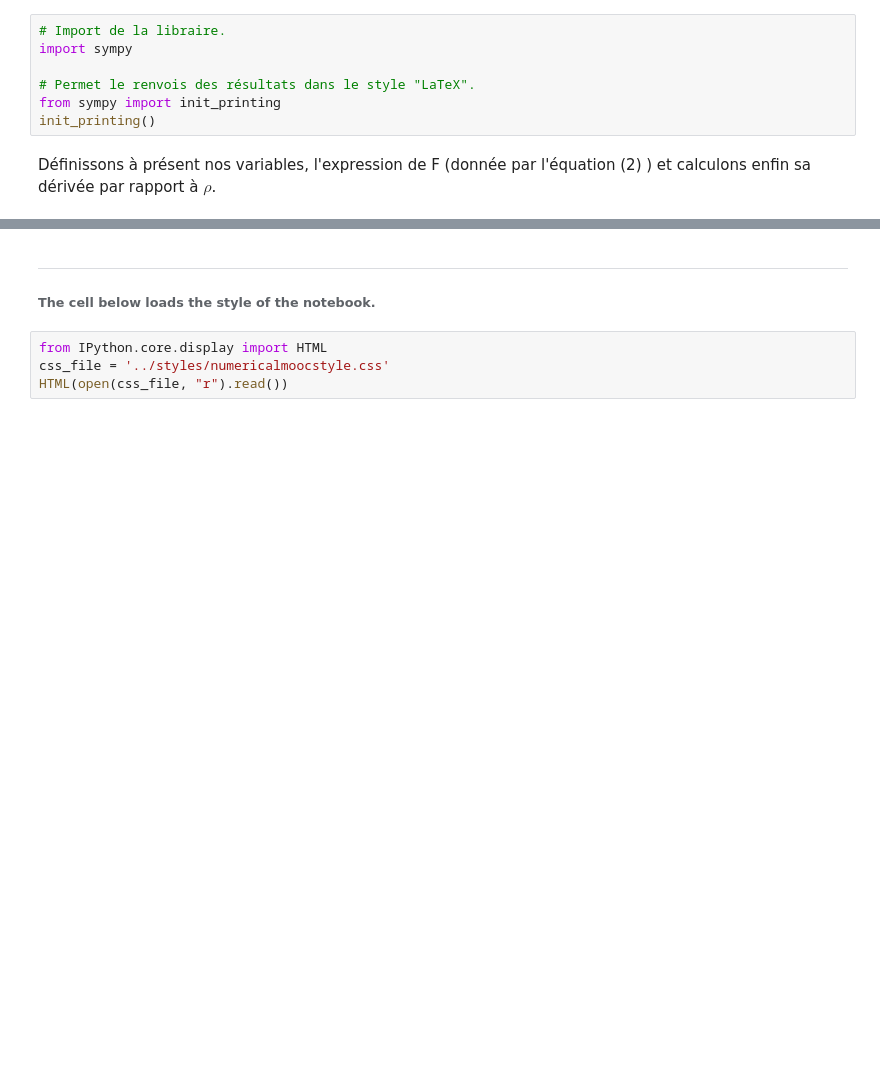
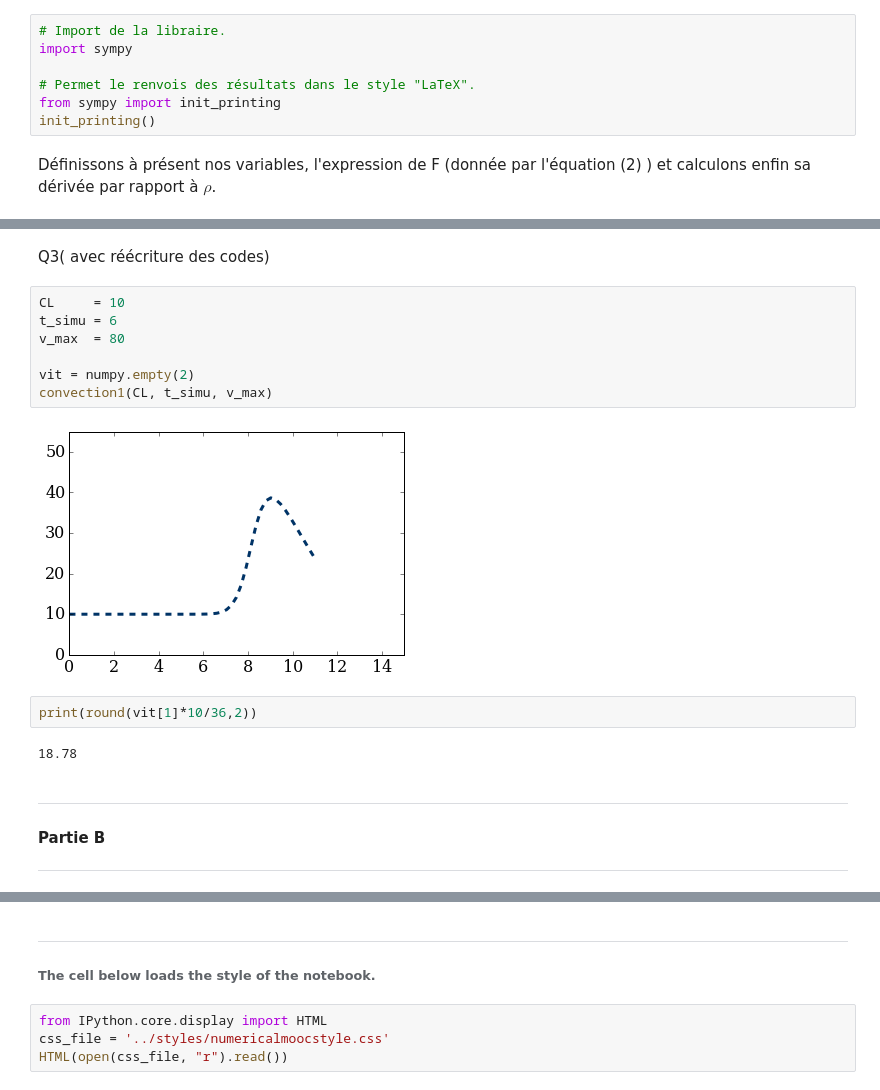
Before and after one commit to ServranckxChristophe/numerical-mooc, a Jupyter notebook: working/Traffic_Flow.ipynb, the cells around one changed output, grey strips where cells are left out. Cells and saved outputs as stored; diff of their text form; blank space fills up the shorter version.

```diff
--- a/working/Traffic_Flow.ipynb
+++ b/working/Traffic_Flow.ipynb
@@ -253,0 +479,20 @@ pyplot.ylim(0,100);
+# %% [markdown]
+Q3( avec réécriture des codes)
+# %%
+CL     = 10
+t_simu = 6
+v_max  = 80
+
+vit = numpy.empty(2)
+convection1(CL, t_simu, v_max)
+# %% [output]
+[figure, added]
+# %%
+print(round(vit[1]*10/36,2))
+# %% [output]
+18.78
+# %% [markdown]
+---
+
+#### Partie B
+---
```
Also changed, not shown: parts of 84 cells of this notebook.
